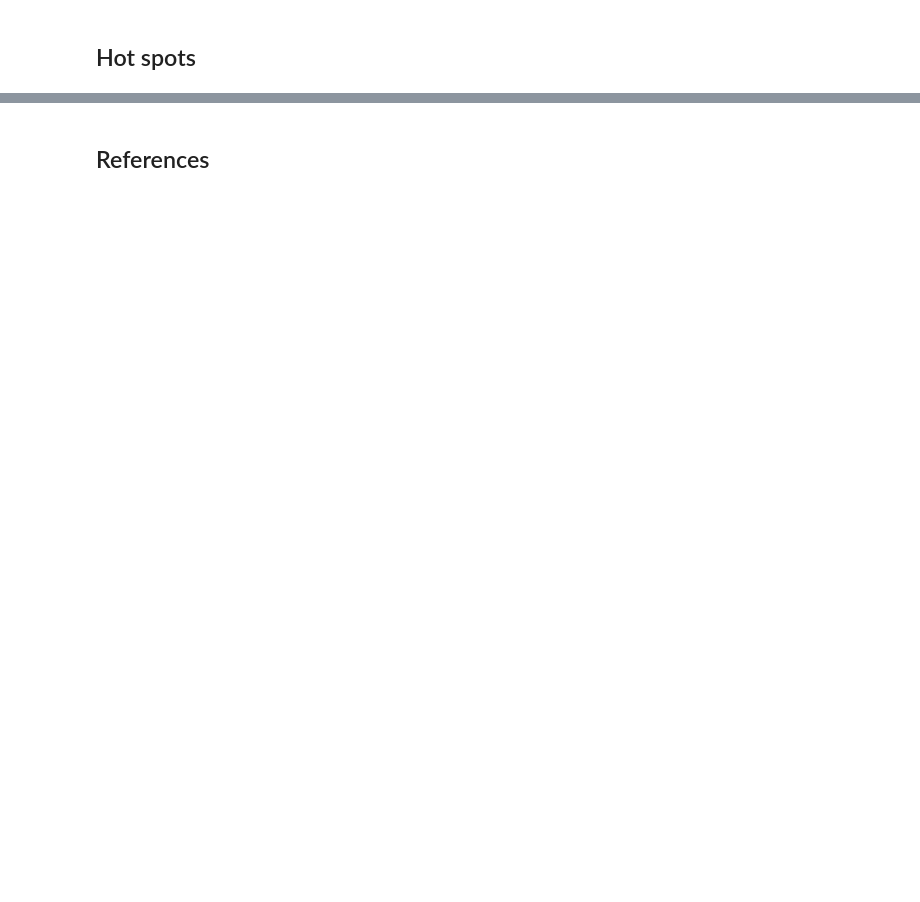
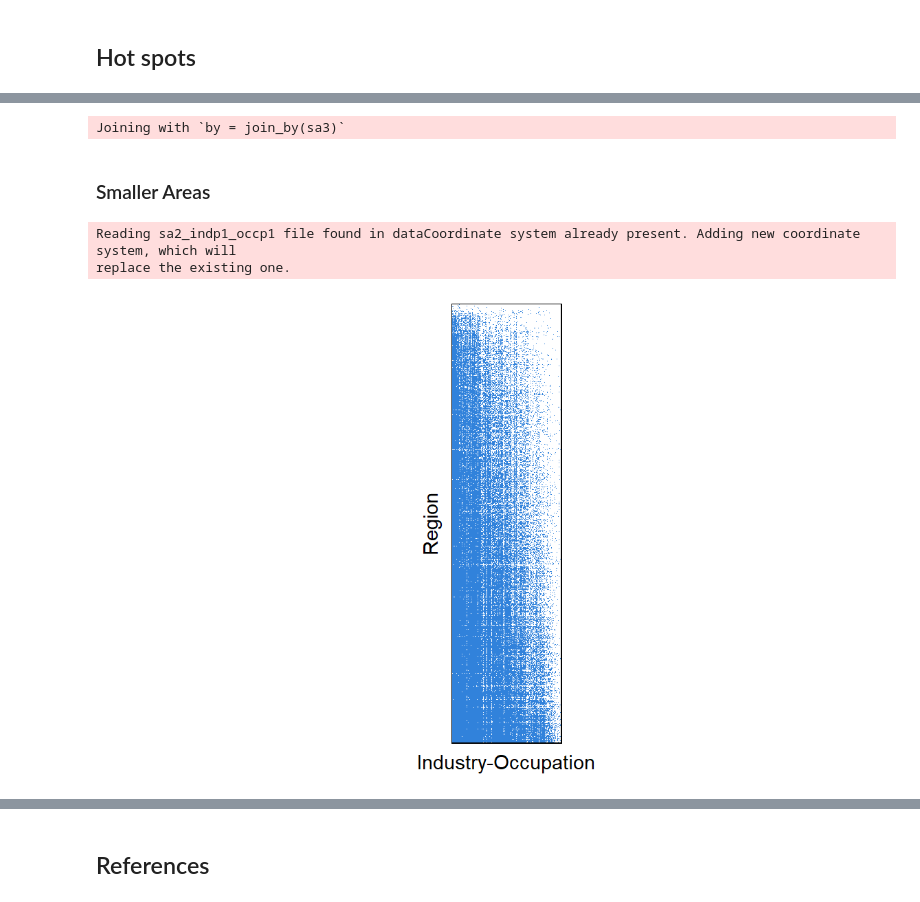
Before and after one commit to aiti-flinders/sirp-complexity, a Jupyter notebook: index.embed.ipynb, the cells around one changed output, grey strips where cells are left out. Cells and saved outputs as stored; diff of their text form; code cells hidden in the pictures; blank space fills up the shorter version.

```diff
--- a/index.embed.ipynb
+++ b/index.embed.ipynb
@@ -370,0 +416,28 @@ Reading sa3_indp4 file found in data
+# %%
+complexity.reg.all <- complexity.reg |>
+  inner_join(distinct(complexity$indp4, sa3, indp_complexity = city_complexity), by = "sa3") |>
+  inner_join(distinct(complexity$occp4, sa3, occp_complexity = city_complexity))
+# %% [output]
+Joining with `by = join_by(sa3)`
+# %% [markdown]
+### Smaller Areas
+# %%
+industry_occupation_sa2 <- read_complexitydata("sa2_indp1_occp1", export_dir = "data")|>
+  filter(!str_detect(sa2, "POW|Migratory")) |>
+  mutate(anzsic_division = fct_inorder(anzsic_division),
+         anzsco_major = fct_inorder(anzsco_major),
+         industry_occupation = paste0(anzsic_division, " (", anzsco_major, ")"),
+         industry_occupation = fct_inorder(industry_occupation)) |>
+  group_by(sa2, industry_occupation) |>
+  summarise(count = sum(count), .groups = "drop") |>
+  group_by(sa2) |>
+  mutate(sa2_size = sum(count)) |>
+  group_by(industry_occupation) |>
+  mutate(industry_occupation_size = sum(count)) |>
+  ungroup() |>
+  filter(sa2_size > 0,
+         industry_occupation_size > 0)
+# %% [output]
+Reading sa2_indp1_occp1 file found in dataCoordinate system already present. Adding new coordinate system, which will
+replace the existing one.
+[figure, added]
```
Also changed, not shown: parts of 13 cells of this notebook, 39 other files.
